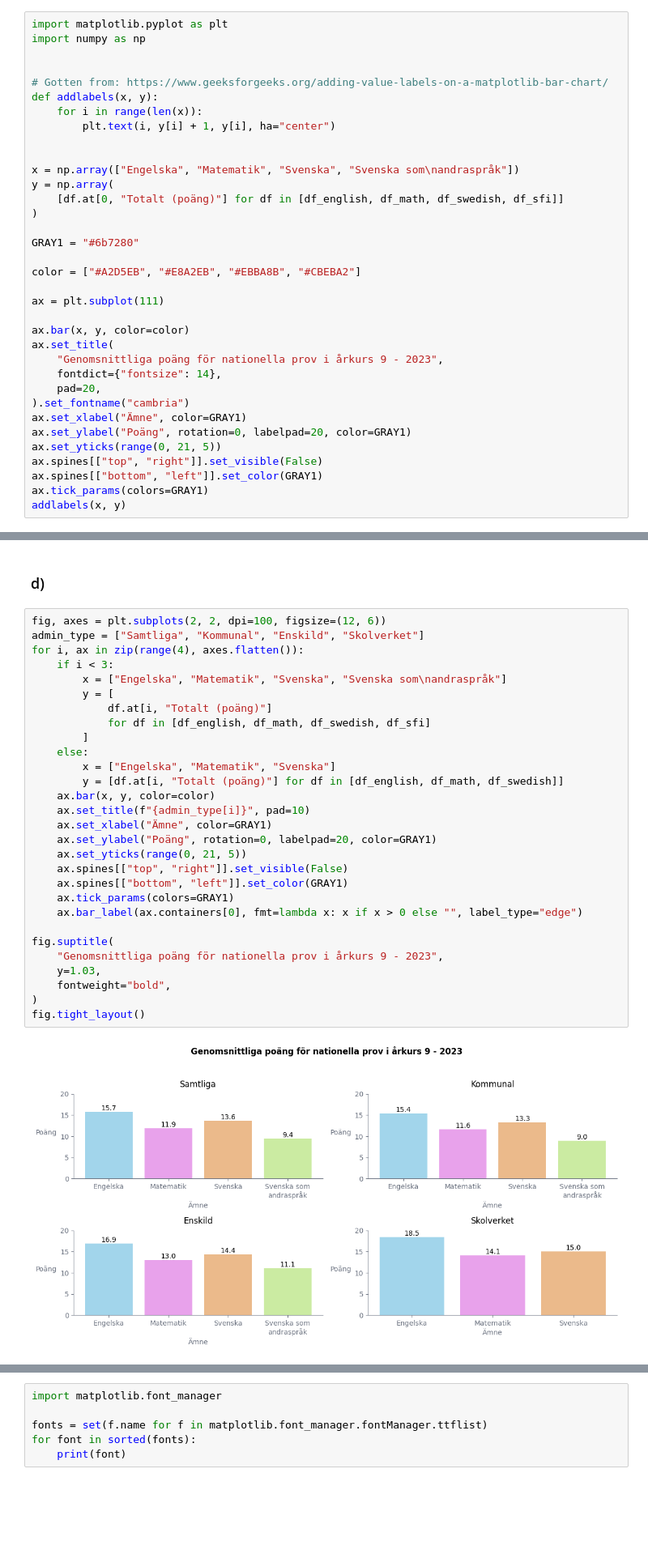
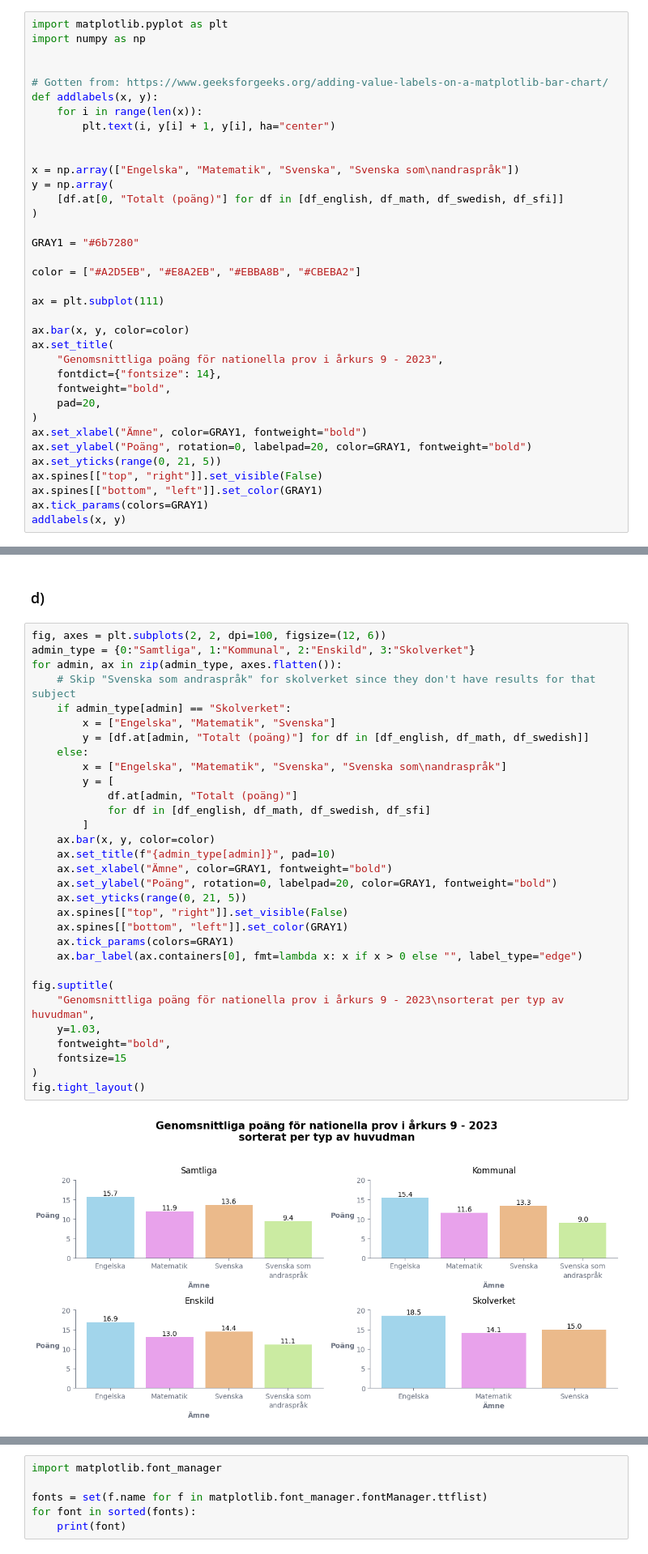
Before and after one commit to LordOfTurtles/Python-Erik-Johansson-OPA23, a Jupyter notebook: labb2/labb2.ipynb, the cells around one changed output, grey strips where cells are left out. Shown at 81% size. Cells and saved outputs as stored; diff of their text form; blank space fills up the shorter version.

```diff
--- a/labb2/labb2.ipynb
+++ b/labb2/labb2.ipynb
@@ -77,10 +77,11 @@ ax.bar(x, y, color=color)
 ax.set_title(
     "Genomsnittliga poäng för nationella prov i årkurs 9 - 2023",
     fontdict={"fontsize": 14},
+    fontweight="bold",
     pad=20,
-).set_fontname("cambria")
-ax.set_xlabel("Ämne", color=GRAY1)
-ax.set_ylabel("Poäng", rotation=0, labelpad=20, color=GRAY1)
+)
+ax.set_xlabel("Ämne", color=GRAY1, fontweight="bold")
+ax.set_ylabel("Poäng", rotation=0, labelpad=20, color=GRAY1, fontweight="bold")
 ax.set_yticks(range(0, 21, 5))
 ax.spines[["top", "right"]].set_visible(False)
 ax.spines[["bottom", "left"]].set_color(GRAY1)
@@ -92,32 +93,34 @@ addlabels(x, y)
 ### d)
 # %%
 fig, axes = plt.subplots(2, 2, dpi=100, figsize=(12, 6))
-admin_type = ["Samtliga", "Kommunal", "Enskild", "Skolverket"]
-for i, ax in zip(range(4), axes.flatten()):
-    if i < 3:
+admin_type = {0:"Samtliga", 1:"Kommunal", 2:"Enskild", 3:"Skolverket"}
+for admin, ax in zip(admin_type, axes.flatten()):
+    # Skip "Svenska som andraspråk" for skolverket since they don't have results for that subject
+    if admin_type[admin] == "Skolverket":
+        x = ["Engelska", "Matematik", "Svenska"]
+        y = [df.at[admin, "Totalt (poäng)"] for df in [df_english, df_math, df_swedish]]
+    else:
         x = ["Engelska", "Matematik", "Svenska", "Svenska som\nandraspråk"]
         y = [
-            df.at[i, "Totalt (poäng)"]
+            df.at[admin, "Totalt (poäng)"]
             for df in [df_english, df_math, df_swedish, df_sfi]
         ]
-    else:
-        x = ["Engelska", "Matematik", "Svenska"]
-        y = [df.at[i, "Totalt (poäng)"] for df in [df_english, df_math, df_swedish]]
     ax.bar(x, y, color=color)
-    ax.set_title(f"{admin_type[i]}", pad=10)
-    ax.set_xlabel("Ämne", color=GRAY1)
-    ax.set_ylabel("Poäng", rotation=0, labelpad=20, color=GRAY1)
+    ax.set_title(f"{admin_type[admin]}", pad=10)
+    ax.set_xlabel("Ämne", color=GRAY1, fontweight="bold")
+    ax.set_ylabel("Poäng", rotation=0, labelpad=20, color=GRAY1, fontweight="bold")
     ax.set_yticks(range(0, 21, 5))
     ax.spines[["top", "right"]].set_visible(False)
     ax.spines[["bottom", "left"]].set_color(GRAY1)
     ax.tick_params(colors=GRAY1)
     ax.bar_label(ax.containers[0], fmt=lambda x: x if x > 0 else "", label_type="edge")
 
 fig.suptitle(
-    "Genomsnittliga poäng för nationella prov i årkurs 9 - 2023",
+    "Genomsnittliga poäng för nationella prov i årkurs 9 - 2023\nsorterat per typ av huvudman",
     y=1.03,
     fontweight="bold",
+    fontsize=15
 )
 fig.tight_layout()
 # %% [output]
-[figure, old version]
+[figure, new version]
```
Also changed, not shown: parts of 7 cells of this notebook.
